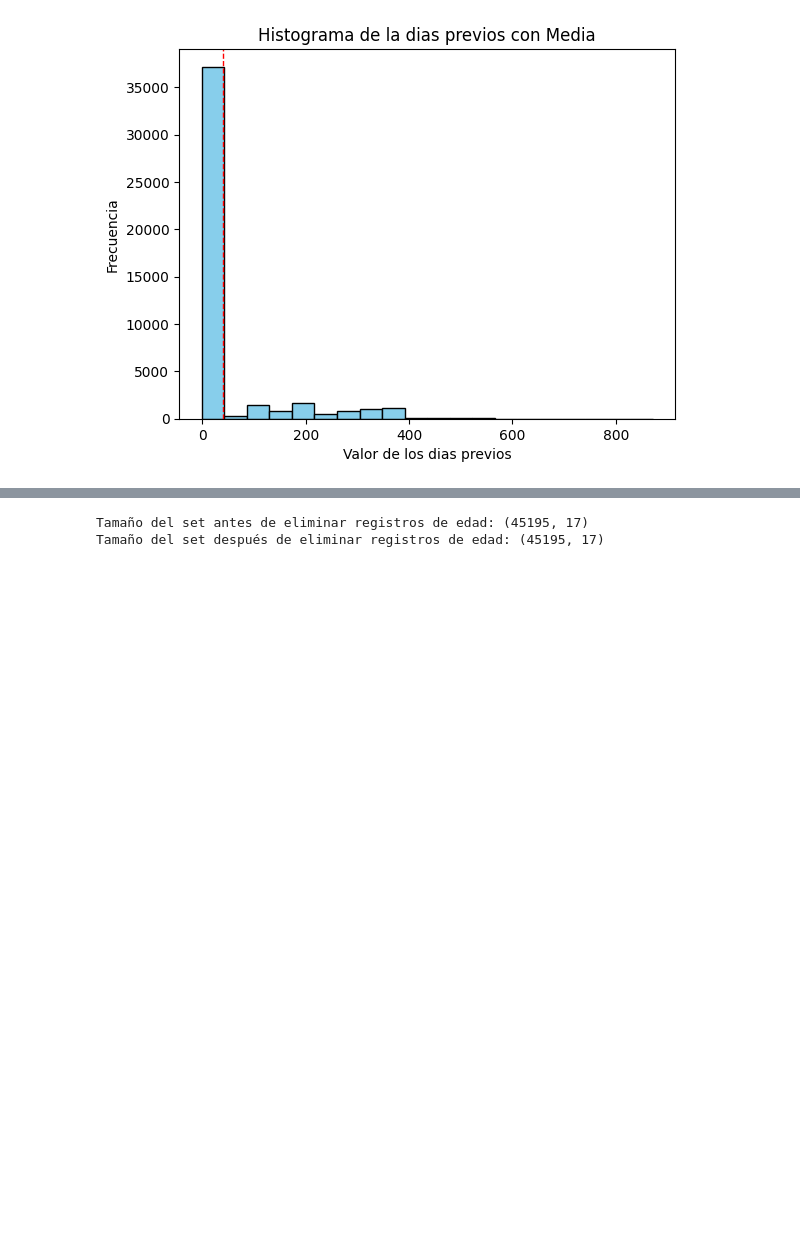
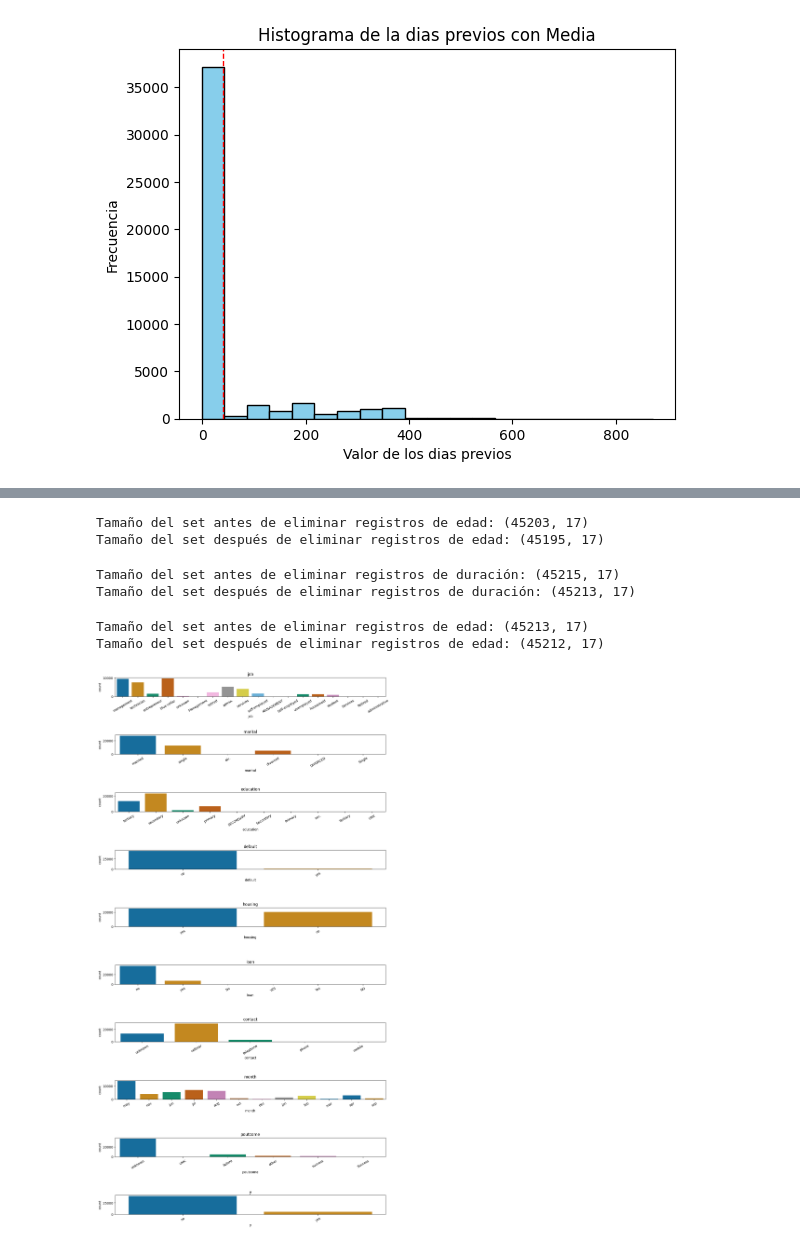
Before and after one commit to DAVIDCUEAGUI/LABORATORIO, a Jupyter notebook: Laboratorio_1_LuisCuellar.ipynb, the cells around one changed output, grey strips where cells are left out. Cells and saved outputs as stored; diff of their text form; code cells hidden in the pictures; blank space fills up the shorter version.

```diff
--- a/Laboratorio_1_LuisCuellar.ipynb
+++ b/Laboratorio_1_LuisCuellar.ipynb
@@ -380,8 +380,39 @@ for i, col in enumerate(cols_num):
 # %%
 # Eliminar filas con "age">100
-print(f'Tamaño del set antes de eliminar registros de edad: {data.shape}')
-data = data.drop(data[data['age'] > 100].index)
-print(f'Tamaño del set después de eliminar registros de edad: {data.shape}')
+print(f'Tamaño del set antes de eliminar registros de edad: {df_banco_rename.shape}')
+df_banco_rename = df_banco_rename.drop(df_banco_rename[df_banco_rename['edad'] > 100].index)
+print(f'Tamaño del set después de eliminar registros de edad: {df_banco_rename.shape}')
 # %% [output]
-Tamaño del set antes de eliminar registros de edad: (45195, 17)
+Tamaño del set antes de eliminar registros de edad: (45203, 17)
 Tamaño del set después de eliminar registros de edad: (45195, 17)
+# %%
+# Eliminar filas con "duration"<0
+print(f'Tamaño del set antes de eliminar registros de duración: {df_banco.shape}')
+df_banco = df_banco.drop(df_banco[df_banco['duration'] < 0].index)
+#data = data[data['duration']>0]
+print(f'Tamaño del set después de eliminar registros de duración: {df_banco.shape}')
+# %% [output]
+Tamaño del set antes de eliminar registros de duración: (45215, 17)
+Tamaño del set después de eliminar registros de duración: (45213, 17)
+# %%
+# Eliminar filas con "previous">100
+print(f'Tamaño del set antes de eliminar registros de edad: {df_banco.shape}')
+df_banco = df_banco.drop(df_banco[df_banco['previous'] > 100].index)
+print(f'Tamaño del set después de eliminar registros de edad: {df_banco.shape}')
+# %% [output]
+Tamaño del set antes de eliminar registros de edad: (45213, 17)
+Tamaño del set después de eliminar registros de edad: (45212, 17)
+# %%
+# Graficar los subniveles de cada variable categórica
+cols_cat = ['job', 'marital', 'education', 'default', 'housing',
+       'loan', 'contact', 'month', 'poutcome', 'y']
+
+fig, ax = plt.subplots(nrows=10, ncols=1, figsize=(15,30))
+fig.subplots_adjust(hspace=2)
+
+for i, col in enumerate(cols_cat):
+  sns.countplot(x=col, hue=col, data=df_banco, ax=ax[i], palette= 'colorblind', legend=False)
+  ax[i].set_title(col)
+  ax[i].tick_params(axis='x', labelrotation=30)
+# %% [output]
+[figure, added]
```
Also changed, not shown: parts of 27 cells of this notebook.
